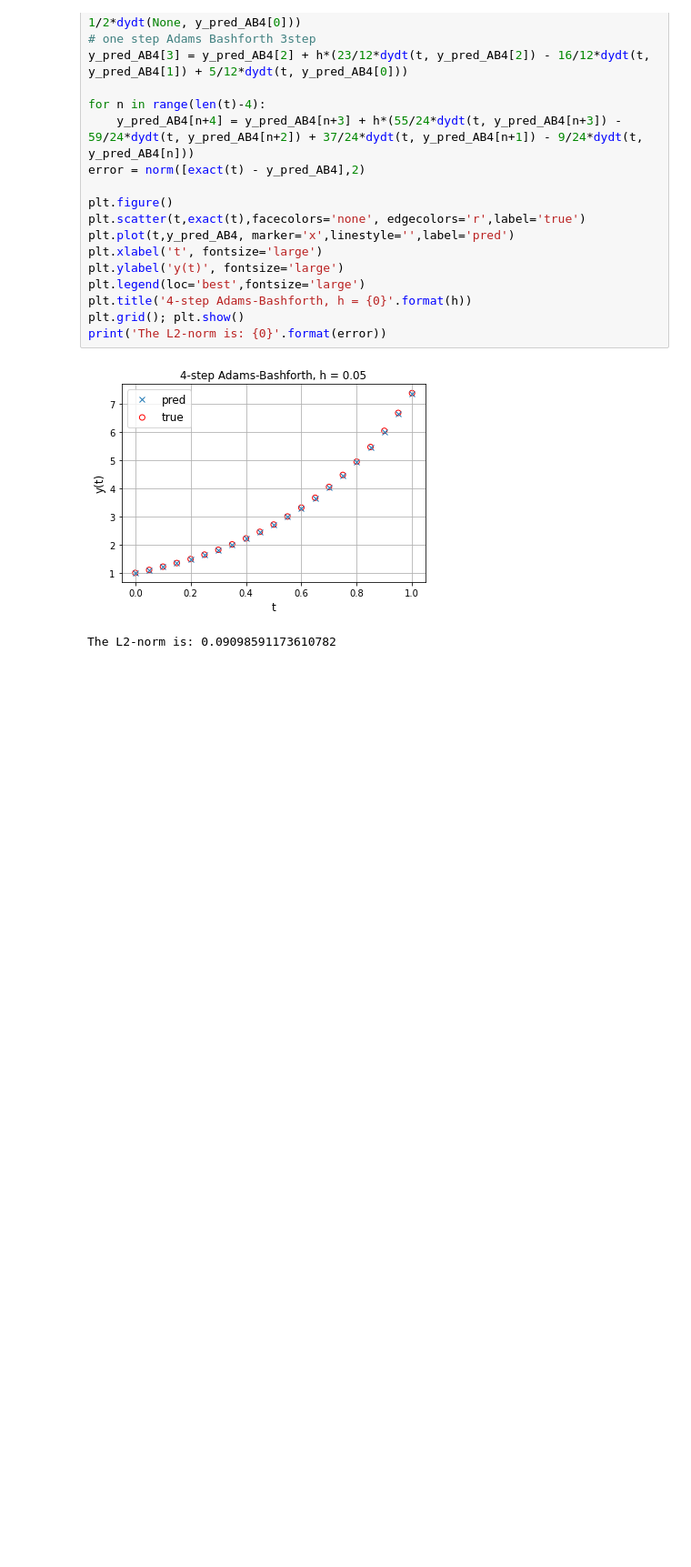
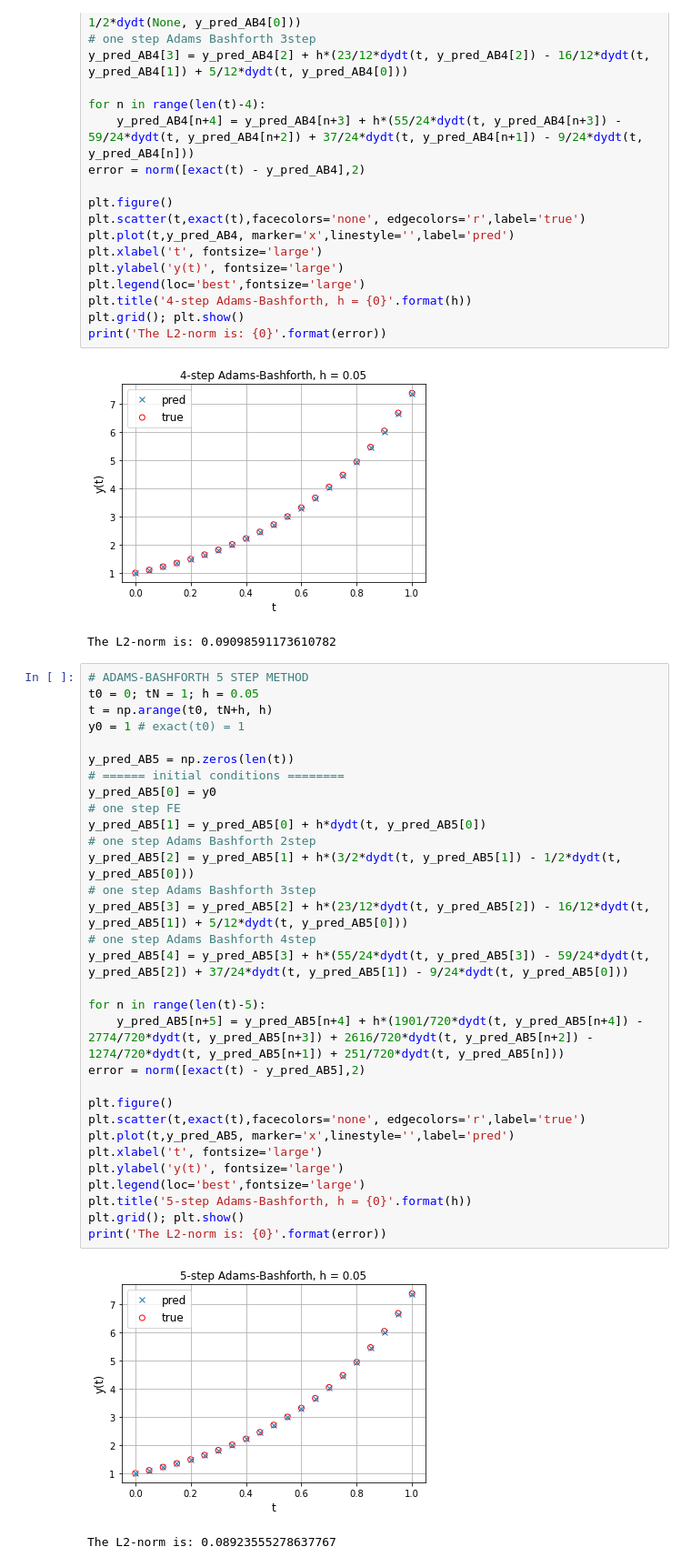
Before and after one commit to tanasr/DeepSolver, a Jupyter notebook: src/ode_solver.ipynb, the cells around one changed output. Shown at 91% size. Saved outputs shown, nothing was run; the diff lists cells and outputs as text; blank space fills up the shorter version.

Commit message:
added AB 5step

```diff
--- a/src/ode_solver.ipynb
+++ b/src/ode_solver.ipynb
@@ -177,3 +177,37 @@ print('The L2-norm is: {0}'.format(error))
 # %% [output]
 [figure]
 The L2-norm is: 0.09098591173610782
+# %%
+# ADAMS-BASHFORTH 5 STEP METHOD
+t0 = 0; tN = 1; h = 0.05
+t = np.arange(t0, tN+h, h)
+y0 = 1 # exact(t0) = 1
+
+y_pred_AB5 = np.zeros(len(t))
+# ====== initial conditions ========
+y_pred_AB5[0] = y0
+# one step FE
+y_pred_AB5[1] = y_pred_AB5[0] + h*dydt(t, y_pred_AB5[0])
+# one step Adams Bashforth 2step
+y_pred_AB5[2] = y_pred_AB5[1] + h*(3/2*dydt(t, y_pred_AB5[1]) - 1/2*dydt(t, y_pred_AB5[0]))
+# one step Adams Bashforth 3step
+y_pred_AB5[3] = y_pred_AB5[2] + h*(23/12*dydt(t, y_pred_AB5[2]) - 16/12*dydt(t, y_pred_AB5[1]) + 5/12*dydt(t, y_pred_AB5[0]))
+# one step Adams Bashforth 4step
+y_pred_AB5[4] = y_pred_AB5[3] + h*(55/24*dydt(t, y_pred_AB5[3]) - 59/24*dydt(t, y_pred_AB5[2]) + 37/24*dydt(t, y_pred_AB5[1]) - 9/24*dydt(t, y_pred_AB5[0]))
+
+for n in range(len(t)-5):
+    y_pred_AB5[n+5] = y_pred_AB5[n+4] + h*(1901/720*dydt(t, y_pred_AB5[n+4]) - 2774/720*dydt(t, y_pred_AB5[n+3]) + 2616/720*dydt(t, y_pred_AB5[n+2]) - 1274/720*dydt(t, y_pred_AB5[n+1]) + 251/720*dydt(t, y_pred_AB5[n]))
+error = norm([exact(t) - y_pred_AB5],2)
+
+plt.figure()
+plt.scatter(t,exact(t),facecolors='none', edgecolors='r',label='true')
+plt.plot(t,y_pred_AB5, marker='x',linestyle='',label='pred')
+plt.xlabel('t', fontsize='large')
+plt.ylabel('y(t)', fontsize='large')
+plt.legend(loc='best',fontsize='large')
+plt.title('5-step Adams-Bashforth, h = {0}'.format(h))
+plt.grid(); plt.show()
+print('The L2-norm is: {0}'.format(error))
+# %% [output]
+[figure, added]
+The L2-norm is: 0.08923555278637767
```
